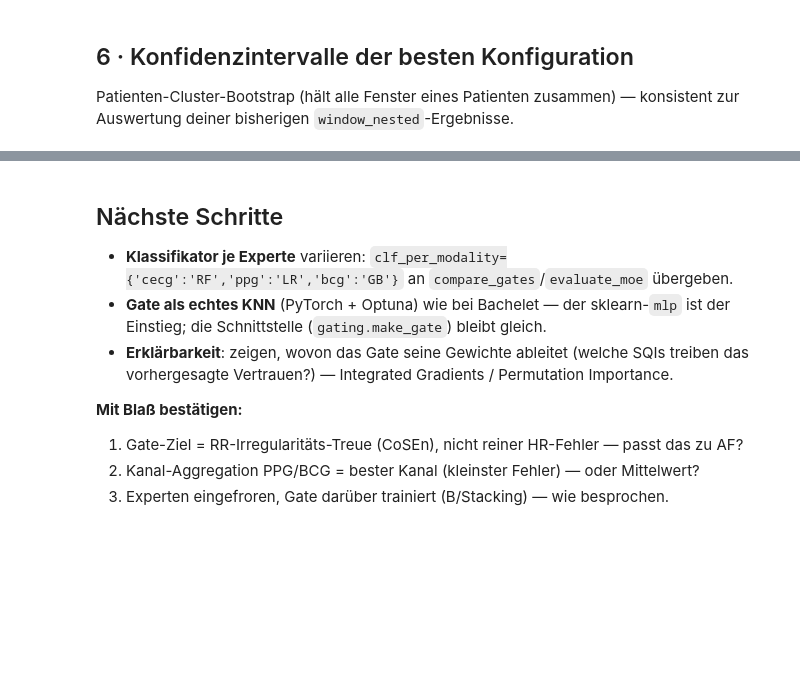
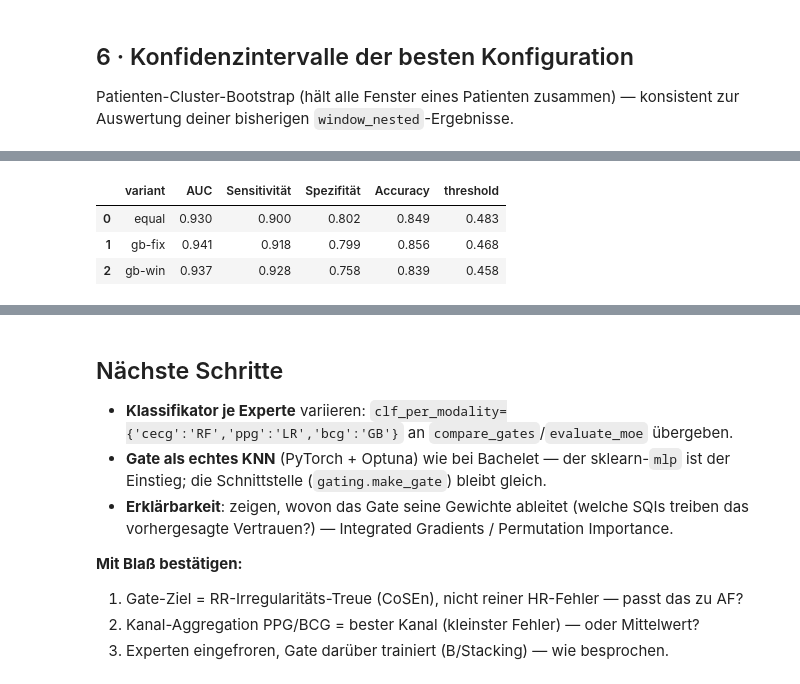
Before and after one commit to Jesus-Cracker/BA, a Jupyter notebook: notebooks/02_experts_gating.ipynb, the cells around one changed output, grey strips where cells are left out. Cells and saved outputs as stored; diff of their text form; code cells hidden in the pictures; blank space fills up the shorter version.

```diff
--- a/notebooks/02_experts_gating.ipynb
+++ b/notebooks/02_experts_gating.ipynb
@@ -146,0 +179,11 @@ for k in ['AUC', 'Sensitivität', 'Spezifität', 'Accuracy']:
+# %%
+adt = CV.compare_adaptivity(df, rel, y, groups,
+                            base_gate=BEST_GATE, target_metric=BEST_TARGET,
+                            inner_splits=5, min_spec=0.80)
+acols = ['variant', 'AUC', 'Sensitivität', 'Spezifität', 'Accuracy', 'threshold']
+adt[acols].round(3)
+# %% [output]
+|  | variant | AUC | Sensitivität | Spezifität | Accuracy | threshold |
+| 0 | equal | 0.930 | 0.900 | 0.802 | 0.849 | 0.483 |
+| 1 | gb-fix | 0.941 | 0.918 | 0.799 | 0.856 | 0.468 |
+| 2 | gb-win | 0.937 | 0.928 | 0.758 | 0.839 | 0.458 |
```
Also changed, not shown: parts of 9 cells of this notebook, 3 other files.
